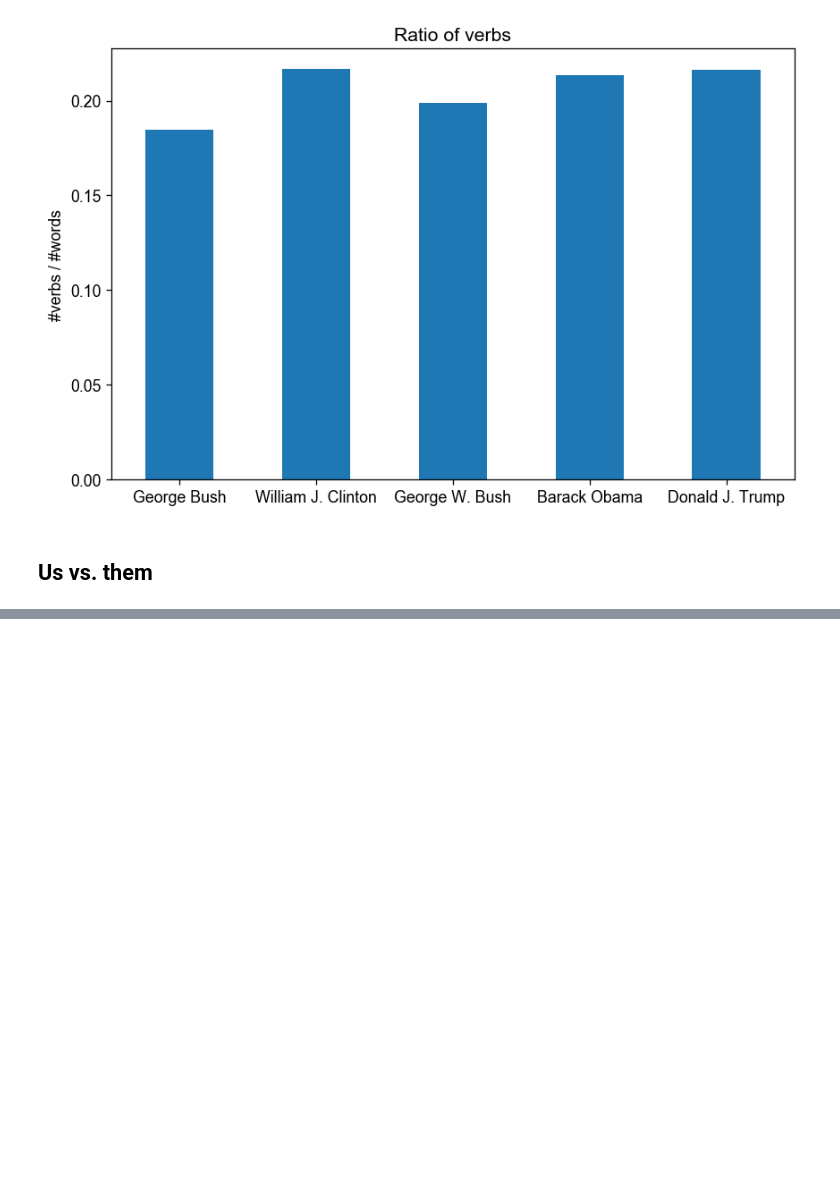
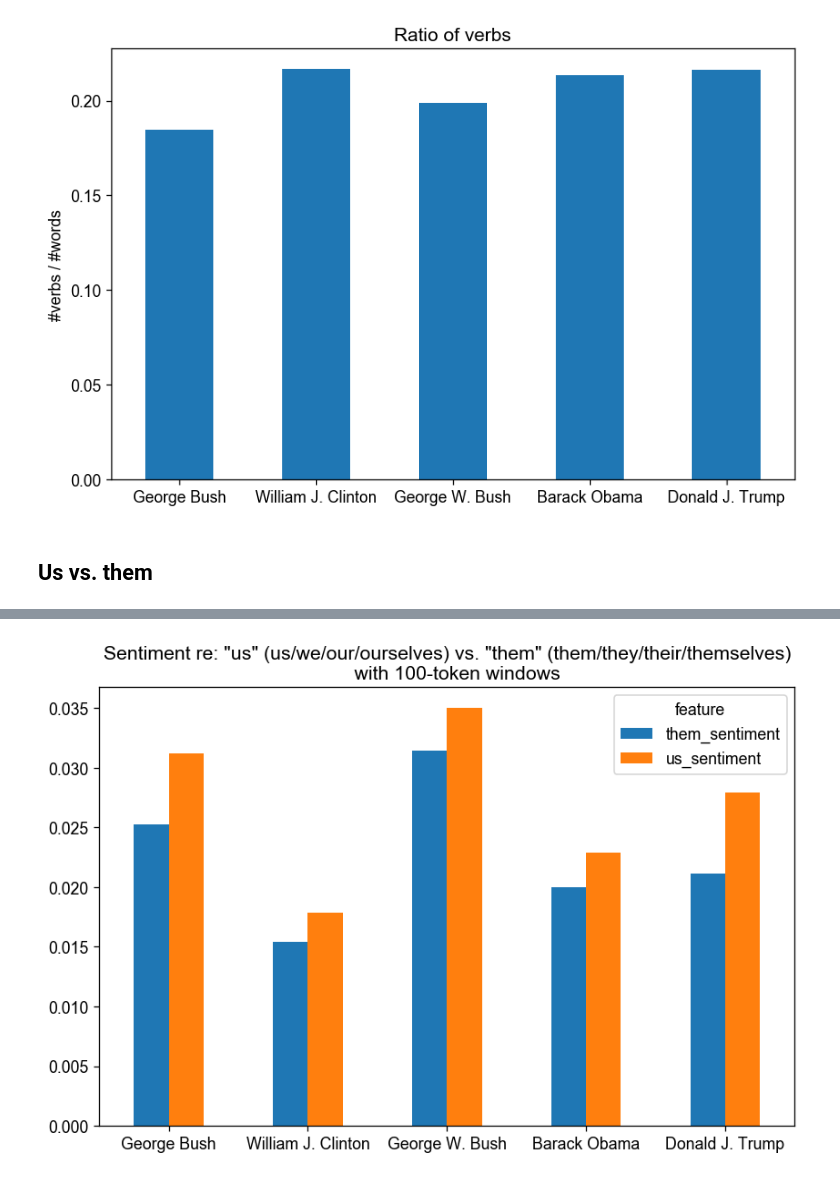
Before and after one commit to chbrown/presidents, a Jupyter notebook: notebooks/Inaugural-Shift.ipynb, the cells around one changed output, grey strips where cells are left out. Cells and saved outputs as stored; diff of their text form; code cells hidden in the pictures; blank space fills up the shorter version.

Commit message:
Add context-oriented sentiment analysis

```diff
--- a/notebooks/Inaugural-Shift.ipynb
+++ b/notebooks/Inaugural-Shift.ipynb
@@ -913,2 +923,7 @@ plt.xticks(rotation=0)
 # %% [markdown]
 ## Us vs. them
+# %%
+us_tokens = 'us we our ourselves'.split()
+us_re = re.compile(r'\b(us|we|our|ourselves)\b', re.I)
+them_tokens = 'them they their themselves'.split()
+them_re = re.compile(r'\b(them|they|their|themselves)\b', re.I)
@@ -914,0 +950,26 @@ plt.xticks(rotation=0)
+# %%
+def _term_sentiment(haystack_doc, needle_re, preceding_window, subsequent_window):
+    context_tokens_generator = context_tokens(haystack_doc, needle_re, preceding_window, subsequent_window)
+    context_token_counts = Counter(token.lower_ for token in context_tokens_generator)
+    scores = liwc_scores(context_token_counts)
+    return scores['posemo'] - scores['negemo']
+# %%
+def create_us_them_sentiment_df(presidents, preceding_window, subsequent_window):
+    def us_sentiment(doc):
+        return _term_sentiment(doc, us_re, preceding_window, subsequent_window)
+    def them_sentiment(doc):
+        return _term_sentiment(doc, them_re, preceding_window, subsequent_window)
+    return create_featurized_df(presidents, [us_sentiment, them_sentiment])
+# %%
+def plot_us_them_sentiment_df(presidents, window):
+    df_us_them_sentiment = create_us_them_sentiment_df(presidents, window, window)
+    df = df_us_them_sentiment.pivot_table(values='value', index=['president_id', 'president'], columns='feature').reset_index('president_id', drop=True)
+    df.plot(kind='bar')
+    plt.title('''Sentiment re: "us" ({}) vs. "them" ({})
+    with {}-token windows'''.format('/'.join(us_tokens), '/'.join(them_tokens), window))
+    plt.xlabel('')
+    plt.xticks(rotation=0)
+# %%
+%%time
+plot_us_them_sentiment_df([41, 42, 43, 44, 45], 100)
+# %% [output]
@@ -914,0 +978 @@ plt.xticks(rotation=0)
+[figure, added]
```
Also changed, not shown: parts of 12 cells of this notebook.
